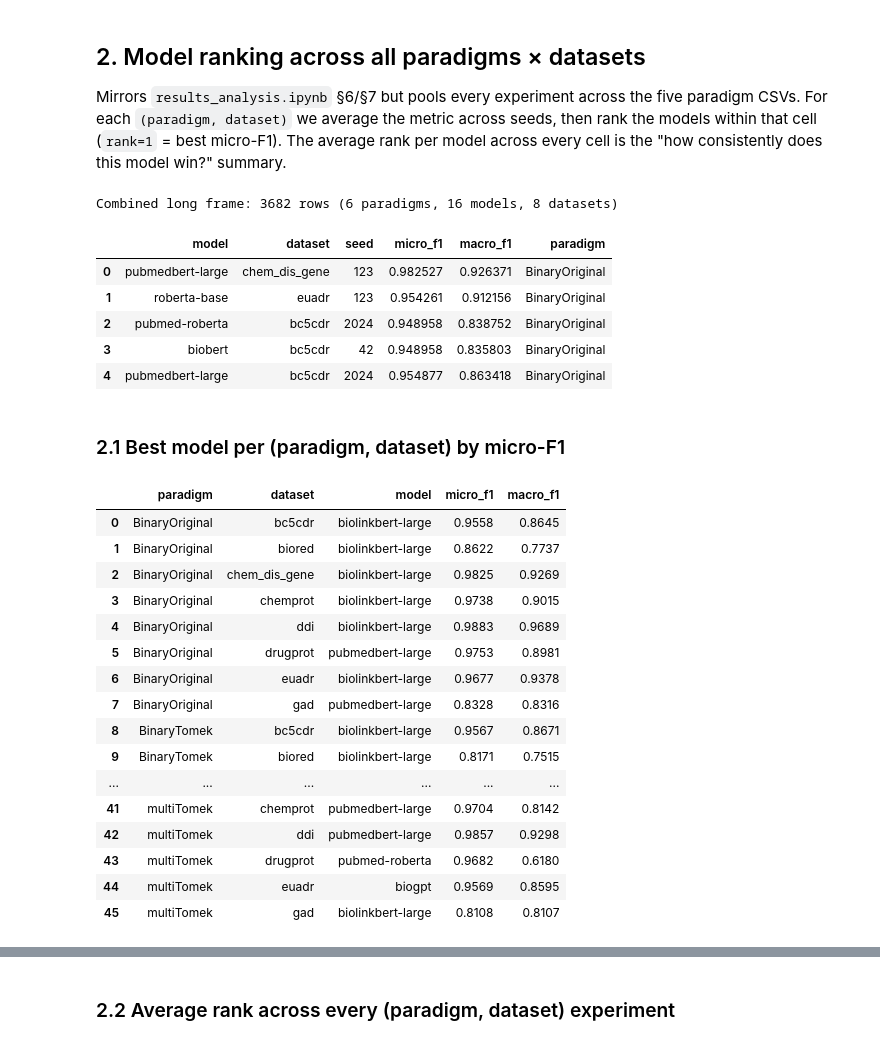
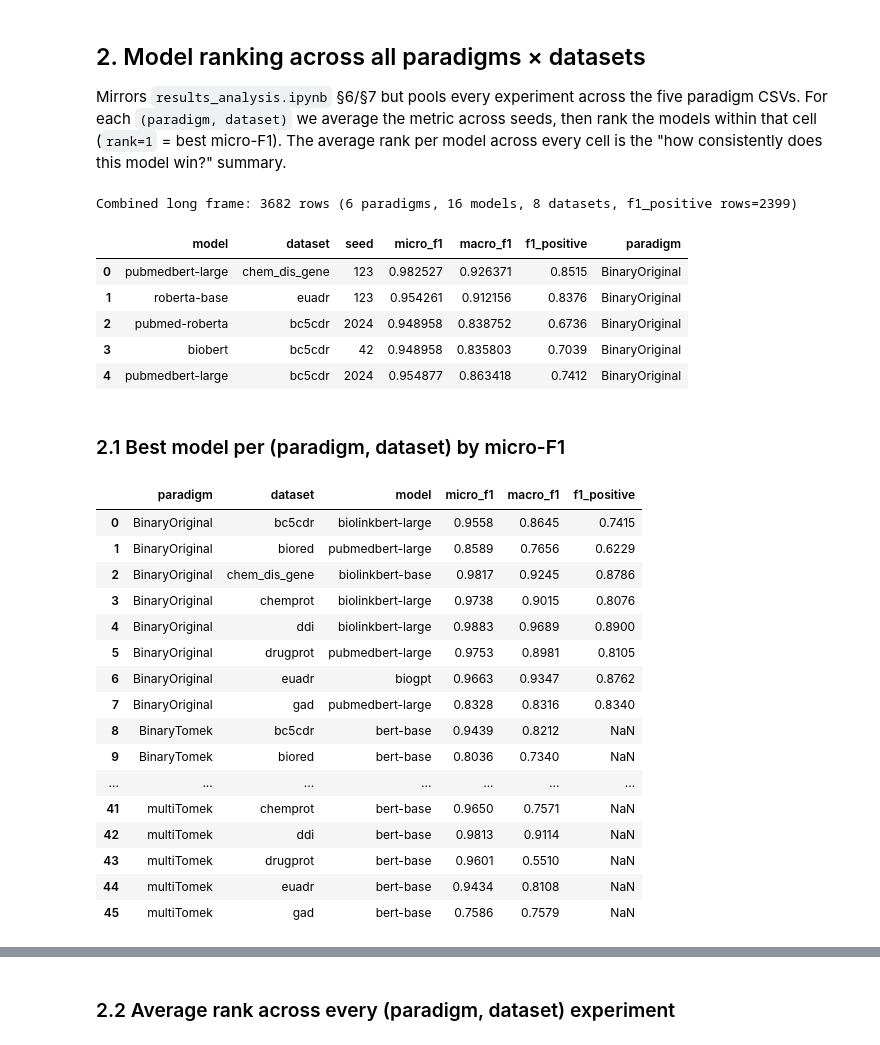
Before and after one commit to Basel-Alshaikhdeeb/medre-bench, a Jupyter notebook: notebooks/cross_corpora_analysis.ipynb, the cells around one changed output, grey strips where cells are left out. Drawn from its saved outputs; the diff is of its cells as text; code cells hidden in the pictures.

```diff
--- a/notebooks/cross_corpora_analysis.ipynb
+++ b/notebooks/cross_corpora_analysis.ipynb
@@ -315,11 +361,14 @@ average the metric across seeds, then rank the models within that
 cell (`rank=1` = best micro-F1). The average rank per model across
 every cell is the "how consistently does this model win?" summary.
 # %%
-RANK_METRICS = ['micro_f1', 'macro_f1']
+RANK_METRICS = ['micro_f1', 'macro_f1', 'f1_positive']
 
 combined = []
 for name, d in paradigms.items():
-    missing = [c for c in ('model', 'dataset', 'seed', *RANK_METRICS) if c not in d.columns]
+    # f1_positive may not exist (merged-in as NaN); we still include it in
+    # the frame so downstream groupby/rank keep a stable column schema.
+    present = [c for c in ('model', 'dataset', 'seed') if c in d.columns]
+    missing = [c for c in present + RANK_METRICS if c not in d.columns]
     if missing:
         print(f'skip {name}: missing columns {missing}')
         continue
@@ -328,51 +377,53 @@ for name, d in paradigms.items():
     combined.append(tmp)
 
 all_df = pd.concat(combined, ignore_index=True) if combined else pd.DataFrame()
+n_f1 = int(all_df['f1_positive'].notna().sum()) if not all_df.empty else 0
 print(f'Combined long frame: {len(all_df)} rows '
       f'({all_df["paradigm"].nunique()} paradigms, '
       f'{all_df["model"].nunique()} models, '
-      f'{all_df["dataset"].nunique()} datasets)')
+      f'{all_df["dataset"].nunique()} datasets, '
+      f'f1_positive rows={n_f1})')
 all_df.head()
 # %% [output]
-Combined long frame: 3682 rows (6 paradigms, 16 models, 8 datasets)
+Combined long frame: 3682 rows (6 paradigms, 16 models, 8 datasets, f1_positive rows=2399)
-|  | model | dataset | seed | micro_f1 | macro_f1 | paradigm |
-| 0 | pubmedbert-large | chem_dis_gene | 123 | 0.982527 | 0.926371 | BinaryOriginal |
-| 1 | roberta-base | euadr | 123 | 0.954261 | 0.912156 | BinaryOriginal |
-| 2 | pubmed-roberta | bc5cdr | 2024 | 0.948958 | 0.838752 | BinaryOriginal |
-| 3 | biobert | bc5cdr | 42 | 0.948958 | 0.835803 | BinaryOriginal |
-| 4 | pubmedbert-large | bc5cdr | 2024 | 0.954877 | 0.863418 | BinaryOriginal |
+|  | model | dataset | seed | micro_f1 | macro_f1 | f1_positive | paradigm |
+| 0 | pubmedbert-large | chem_dis_gene | 123 | 0.982527 | 0.926371 | 0.8515 | BinaryOriginal |
+| 1 | roberta-base | euadr | 123 | 0.954261 | 0.912156 | 0.8376 | BinaryOriginal |
+| 2 | pubmed-roberta | bc5cdr | 2024 | 0.948958 | 0.838752 | 0.6736 | BinaryOriginal |
+| 3 | biobert | bc5cdr | 42 | 0.948958 | 0.835803 | 0.7039 | BinaryOriginal |
+| 4 | pubmedbert-large | bc5cdr | 2024 | 0.954877 | 0.863418 | 0.7412 | BinaryOriginal |
 # %% [markdown]
 ### 2.1 Best model per (paradigm, dataset) by micro-F1
 # %%
 best_rows = []
 for paradigm in sorted(all_df['paradigm'].unique()):
     for dataset in sorted(all_df[all_df['paradigm'] == paradigm]['dataset'].unique()):
         sub = all_df[(all_df['paradigm'] == paradigm) & (all_df['dataset'] == dataset)]
         if sub.empty:
             continue
         means = sub.groupby('model')[RANK_METRICS].mean()
-        best = means.sort_values('micro_f1', ascending=False).head(1).reset_index()
+        best = means.sort_values('f1_positive', ascending=False).head(1).reset_index()
         best.insert(0, 'dataset', dataset)
         best.insert(0, 'paradigm', paradigm)
         best_rows.append(best)
 
 best_df = pd.concat(best_rows, ignore_index=True) if best_rows else pd.DataFrame()
 best_df.round(4)
 # %% [output]
-|  | paradigm | dataset | model | micro_f1 | macro_f1 |
-| 0 | BinaryOriginal | bc5cdr | biolinkbert-large | 0.9558 | 0.8645 |
-| 1 | BinaryOriginal | biored | biolinkbert-large | 0.8622 | 0.7737 |
-| 2 | BinaryOriginal | chem_dis_gene | biolinkbert-large | 0.9825 | 0.9269 |
-| 3 | BinaryOriginal | chemprot | biolinkbert-large | 0.9738 | 0.9015 |
-| 4 | BinaryOriginal | ddi | biolinkbert-large | 0.9883 | 0.9689 |
-| 5 | BinaryOriginal | drugprot | pubmedbert-large | 0.9753 | 0.8981 |
-| 6 | BinaryOriginal | euadr | biolinkbert-large | 0.9677 | 0.9378 |
-| 7 | BinaryOriginal | gad | pubmedbert-large | 0.8328 | 0.8316 |
-| 8 | BinaryTomek | bc5cdr | biolinkbert-large | 0.9567 | 0.8671 |
-| 9 | BinaryTomek | biored | biolinkbert-large | 0.8171 | 0.7515 |
-| ... | ... | ... | ... | ... | ... |
-| 41 | multiTomek | chemprot | pubmedbert-large | 0.9704 | 0.8142 |
-| 42 | multiTomek | ddi | pubmedbert-large | 0.9857 | 0.9298 |
-| 43 | multiTomek | drugprot | pubmed-roberta | 0.9682 | 0.6180 |
-| 44 | multiTomek | euadr | biogpt | 0.9569 | 0.8595 |
-| 45 | multiTomek | gad | biolinkbert-large | 0.8108 | 0.8107 |
+|  | paradigm | dataset | model | micro_f1 | macro_f1 | f1_positive |
+| 0 | BinaryOriginal | bc5cdr | biolinkbert-large | 0.9558 | 0.8645 | 0.7415 |
+| 1 | BinaryOriginal | biored | pubmedbert-large | 0.8589 | 0.7656 | 0.6229 |
+| 2 | BinaryOriginal | chem_dis_gene | biolinkbert-base | 0.9817 | 0.9245 | 0.8786 |
+| 3 | BinaryOriginal | chemprot | biolinkbert-large | 0.9738 | 0.9015 | 0.8076 |
+| 4 | BinaryOriginal | ddi | biolinkbert-large | 0.9883 | 0.9689 | 0.8900 |
+| 5 | BinaryOriginal | drugprot | pubmedbert-large | 0.9753 | 0.8981 | 0.8105 |
+| 6 | BinaryOriginal | euadr | biogpt | 0.9663 | 0.9347 | 0.8762 |
+| 7 | BinaryOriginal | gad | pubmedbert-large | 0.8328 | 0.8316 | 0.8340 |
+| 8 | BinaryTomek | bc5cdr | bert-base | 0.9439 | 0.8212 | NaN |
+| 9 | BinaryTomek | biored | bert-base | 0.8036 | 0.7340 | NaN |
+| ... | ... | ... | ... | ... | ... | ... |
+| 41 | multiTomek | chemprot | bert-base | 0.9650 | 0.7571 | NaN |
+| 42 | multiTomek | ddi | bert-base | 0.9813 | 0.9114 | NaN |
+| 43 | multiTomek | drugprot | bert-base | 0.9601 | 0.5510 | NaN |
+| 44 | multiTomek | euadr | bert-base | 0.9434 | 0.8108 | NaN |
+| 45 | multiTomek | gad | bert-base | 0.7586 | 0.7579 | NaN |
```
Also changed, not shown: parts of 7 cells of this notebook, 3 other files.
